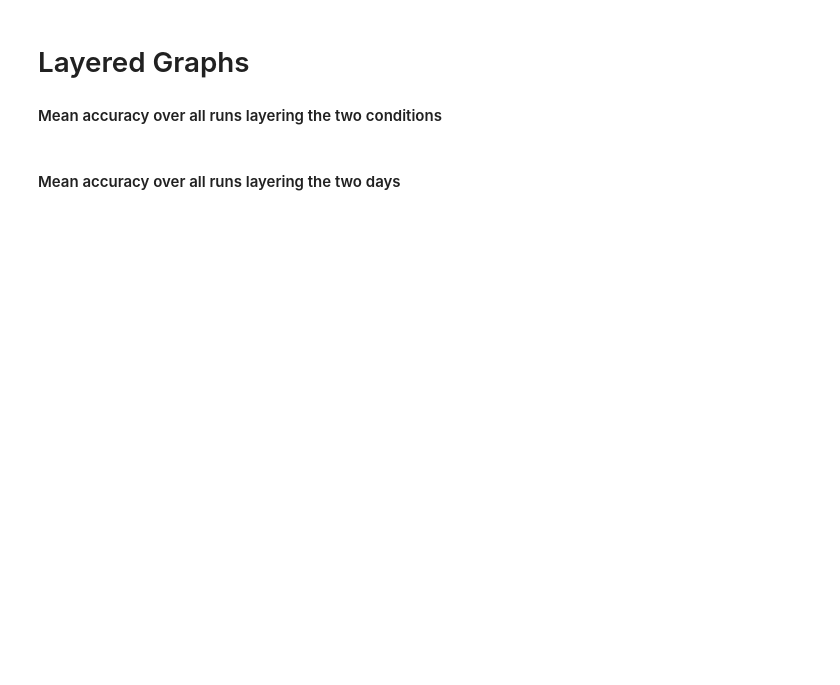
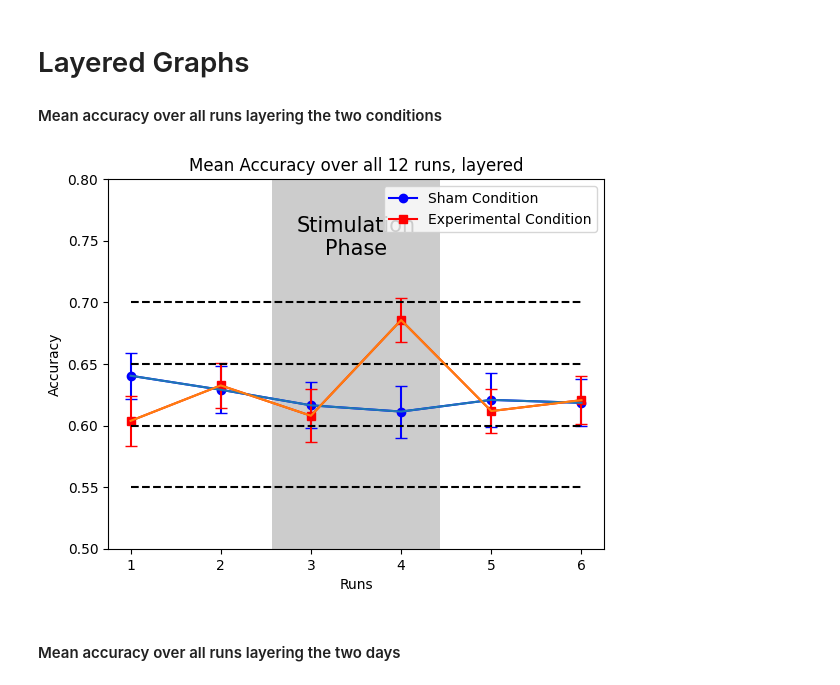
Before and after one commit to Lucakaemmer/tDCS_tACS, a Jupyter notebook: data_analysis/jp_plotting.ipynb, the cells around one changed output. Saved outputs shown, nothing was run; the diff lists cells and outputs as text; code cells hidden in the pictures; blank space fills up the shorter version.

```diff
--- a/data_analysis/jp_plotting.ipynb
+++ b/data_analysis/jp_plotting.ipynb
@@ -44,7 +54,9 @@ graph_mean_run(mean_run_measure=mean_run_RT, run_error=run_error_RT, title="Mean
 # Layered Graphs
 #### Mean accuracy over all runs layering the two conditions
 # %%
-graph_mean_run_day(mean_run_measure=mean_run_accuracies, run_error=run_error_acc, ymin=0.5, ymax=0.8, title="Mean Accuracy over all 12 runs, layered", label_1="Sham Condition", label_2="Experimental Condition", yaxis="Accuracy")
+graph_mean_run_layered(mean_run_measure=mean_run_accuracies, run_error=run_error_acc, ymin=0.5, ymax=0.8, title="Mean Accuracy over all 12 runs, layered", label_1="Sham Condition", label_2="Experimental Condition", yaxis="Accuracy")
+# %% [output]
+[figure, added]
 # %% [markdown]
 #### Mean accuracy over all runs layering the two days
 # %%
```
Also changed, not shown: parts of 11 cells of this notebook, 14 other files.
